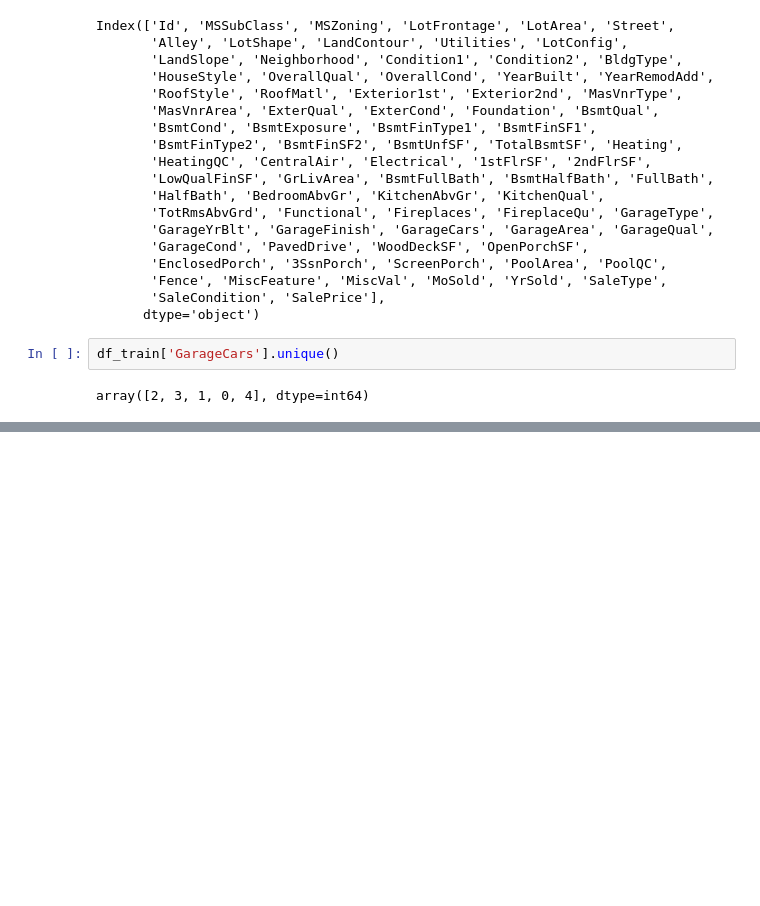
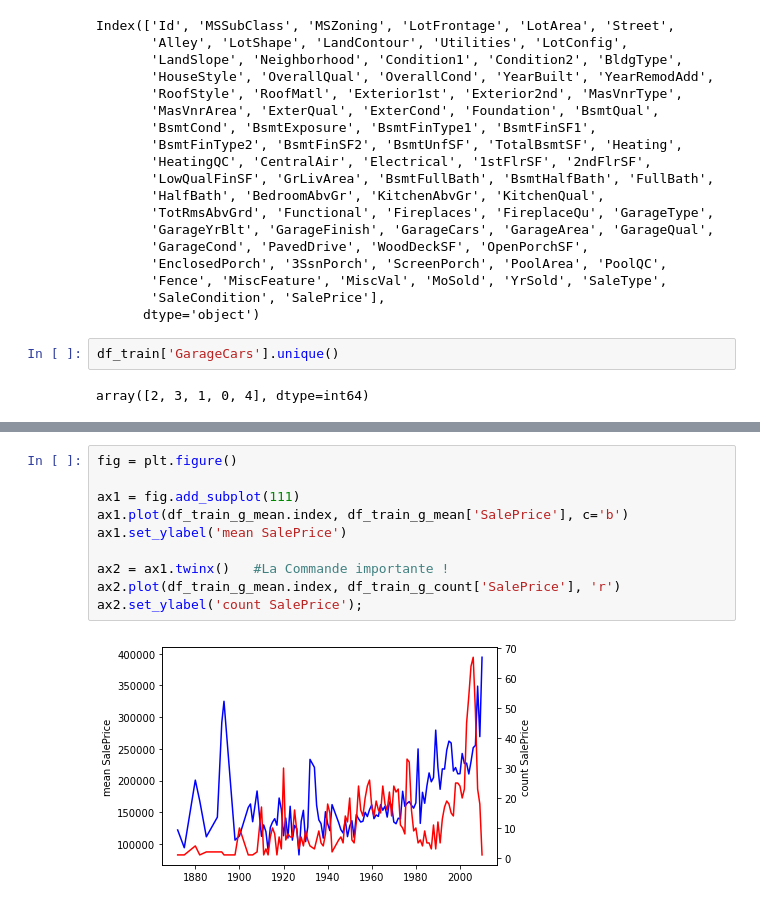
Before and after one commit to NandoGoncalves/House_Prices, a Jupyter notebook: house-prices_dataviz_a00.ipynb, the cells around one changed output, grey strips where cells are left out. Cells and saved outputs as stored; diff of their text form; blank space fills up the shorter version.

```diff
--- a/house-prices_dataviz_a00.ipynb
+++ b/house-prices_dataviz_a00.ipynb
@@ -165,0 +180,12 @@ plt.show()
+# %%
+fig = plt.figure()
+
+ax1 = fig.add_subplot(111)
+ax1.plot(df_train_g_mean.index, df_train_g_mean['SalePrice'], c='b')
+ax1.set_ylabel('mean SalePrice')
+
+ax2 = ax1.twinx()   #La Commande importante !
+ax2.plot(df_train_g_mean.index, df_train_g_count['SalePrice'], 'r')
+ax2.set_ylabel('count SalePrice');
+# %% [output]
+[figure, added]
```
Also changed, not shown: parts of 3 cells of this notebook, 4 other files.
